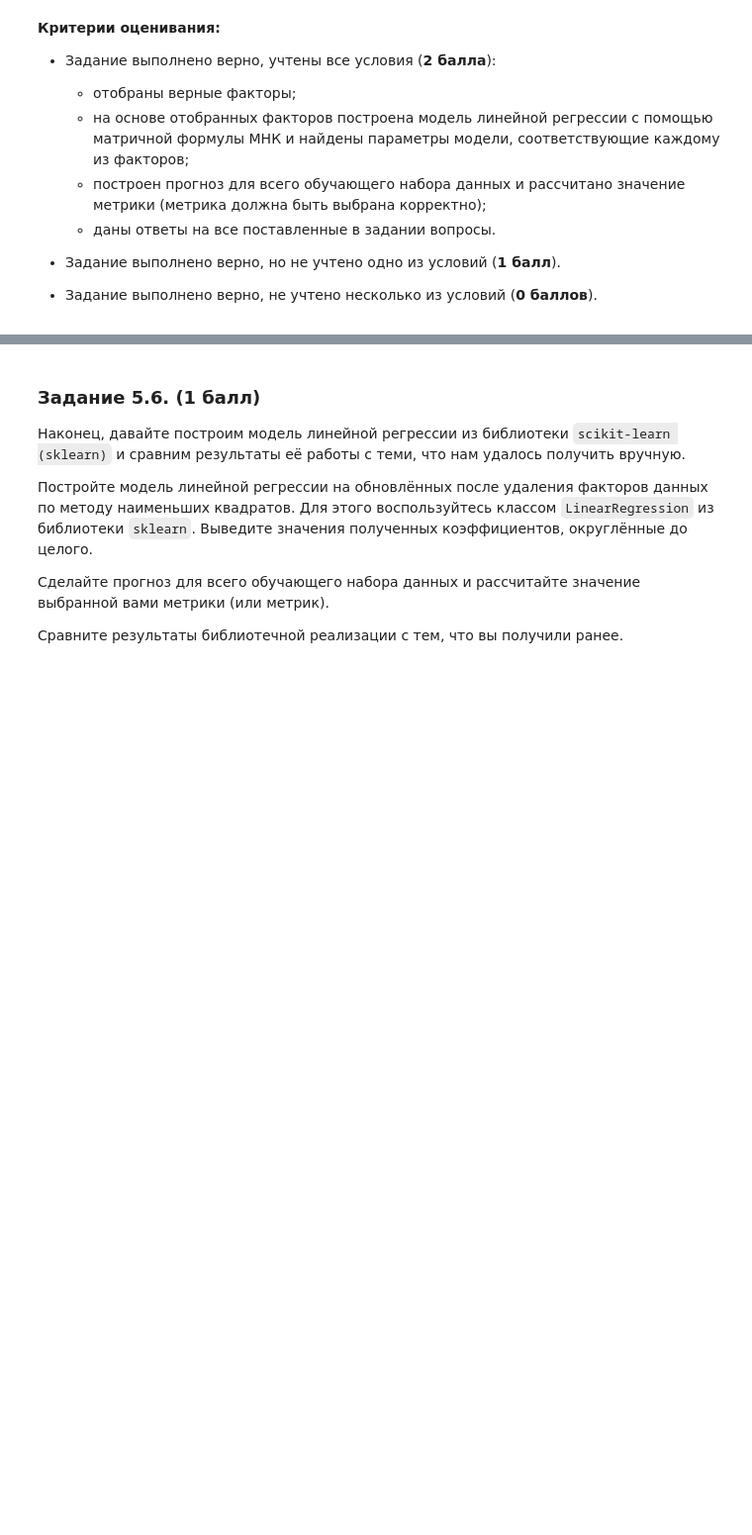
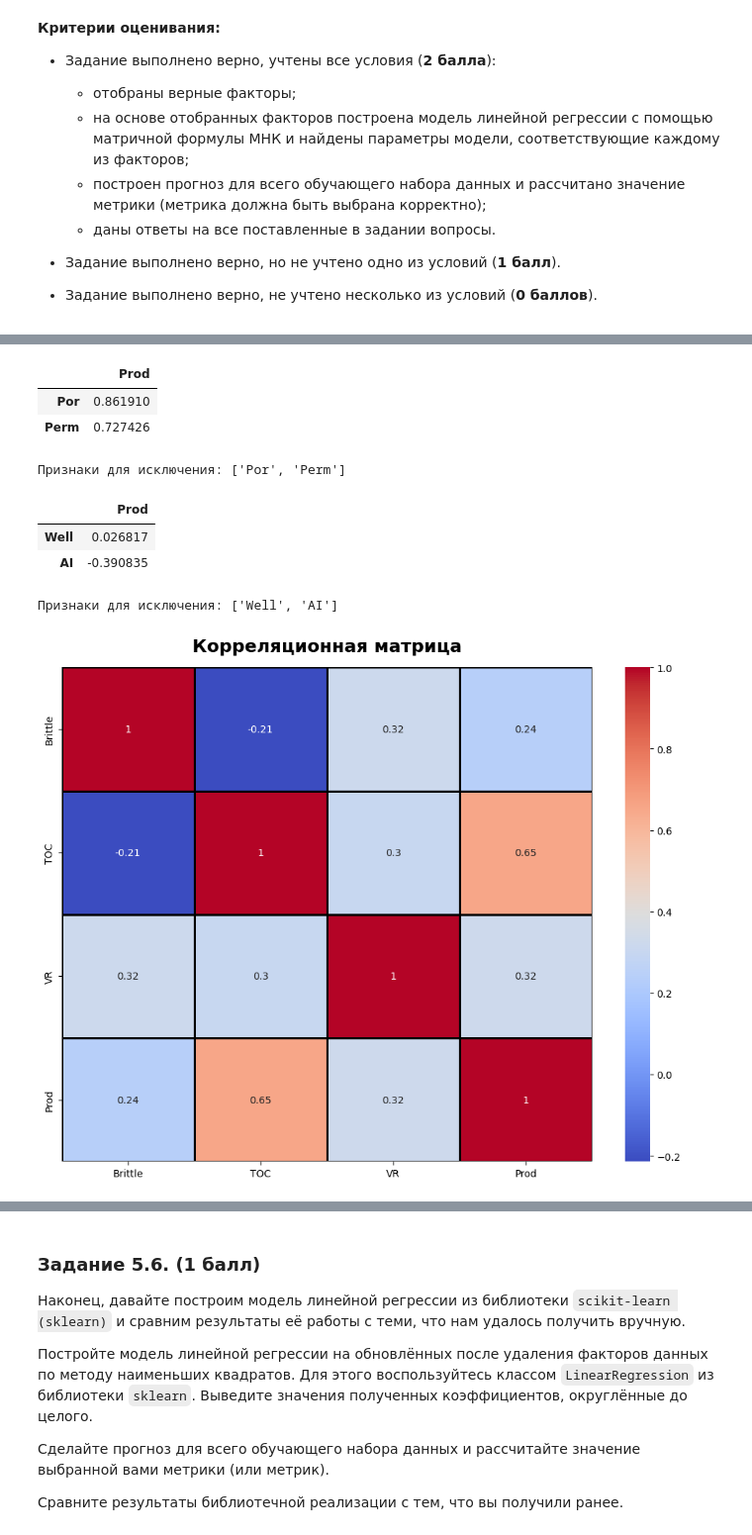
Before and after one commit to nikolay-grudanov/MEPHI-SF_ML, a Jupyter notebook: academic-semester-1/linear_algebra/HW-1/MATH_ML-2._Практика._ГрудановНА.ipynb, the cells around one changed output, grey strips where cells are left out. Shown at 99% size. Saved outputs shown, nothing was run; the diff lists cells and outputs as text; code cells hidden in the pictures; blank space fills up the shorter version.

```diff
--- a/academic-semester-1/linear_algebra/HW-1/MATH_ML-2._Практика._ГрудановНА.ipynb
+++ b/academic-semester-1/linear_algebra/HW-1/MATH_ML-2._Практика._ГрудановНА.ipynb
@@ -203,2 +524,53 @@ data.head()
 # %%
-# Ваш код здесь
+# Теперь надо нати признаки с кореляцией больше 0.7, чтоб исключить их
+correlation_matrix_07 = correlation_matrix.loc['Prod'].to_frame()
+correlation_matrix_07 = correlation_matrix_07[correlation_matrix_07['Prod'] > 0.7]
+correlation_matrix_07 = correlation_matrix_07[correlation_matrix_07['Prod'] < 1]
+correlation_matrix_07
+# %% [output]
+|  | Prod |
+| Por | 0.861910 |
+| Perm | 0.727426 |
+# %%
+# Получаем список признаков для исключения
+list_07 = correlation_matrix_07.index.tolist()
+
+print("Признаки для исключения:", list_07)
+# %% [output]
+Признаки для исключения: ['Por', 'Perm']
+# %%
+# Теперь надо нати признаки с кореляцией меньше 0.05, чтоб исключить их
+correlation_matrix_005 = correlation_matrix.loc['Prod'].to_frame()
+correlation_matrix_005 = correlation_matrix_005[correlation_matrix_005['Prod'] < 0.05]
+correlation_matrix_005
+# %% [output]
+|  | Prod |
+| Well | 0.026817 |
+| AI | -0.390835 |
+# %%
+# Получаем список признаков для исключения
+list_005 = correlation_matrix_005.index.tolist()
+
+print("Признаки для исключения:", list_005)
+# %% [output]
+Признаки для исключения: ['Well', 'AI']
+# %%
+# Готовим данные
+x = data.copy()
+y = data['Prod']
+# Удаляем столбецы из данных с сильной и с слабой корреляцией
+features_to_remove = list(set(list_005) | set(list_07))
+x.drop(features_to_remove, axis=1, inplace=True)
+
+# Построение тепловой карты
+fig, ax = plt.subplots(figsize=(12, 9)) # создаем новую фигуру и оси для построения график
+sns.heatmap(x.corr(), annot=True, cmap='coolwarm', linewidths=1, linecolor='black') # строим тепловую карту
+plt.title('Корреляционная матрица', y=1.02, fontsize=18, fontweight='bold', fontname='DejaVu Sans') # добавляем заголовок к графику
+
+# Сохраним график
+plt.savefig('charts/correlation_matrix_wo_07_and_005.png', dpi=300)
+
+# Показываем график
+plt.show()
+# %% [output]
+[figure, added]
```
Also changed, not shown: parts of 36 cells of this notebook, 17 other files.
